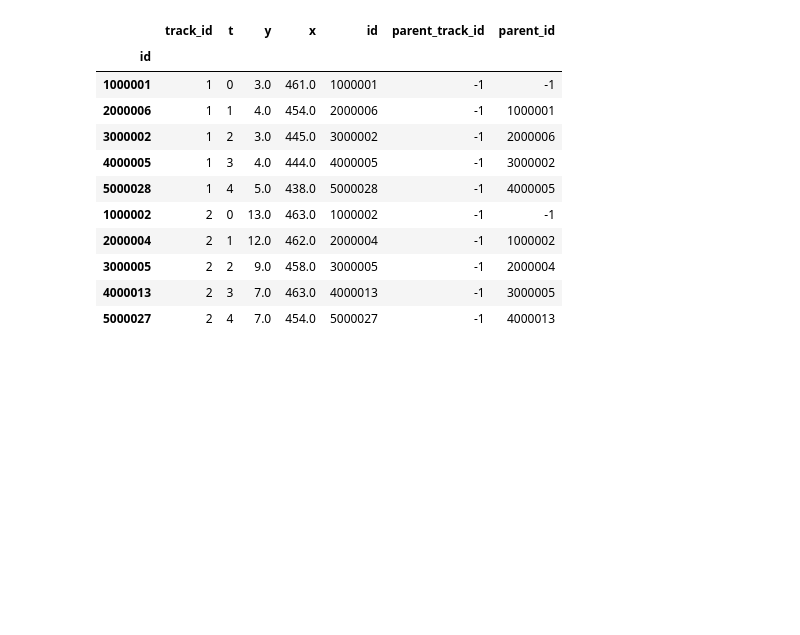
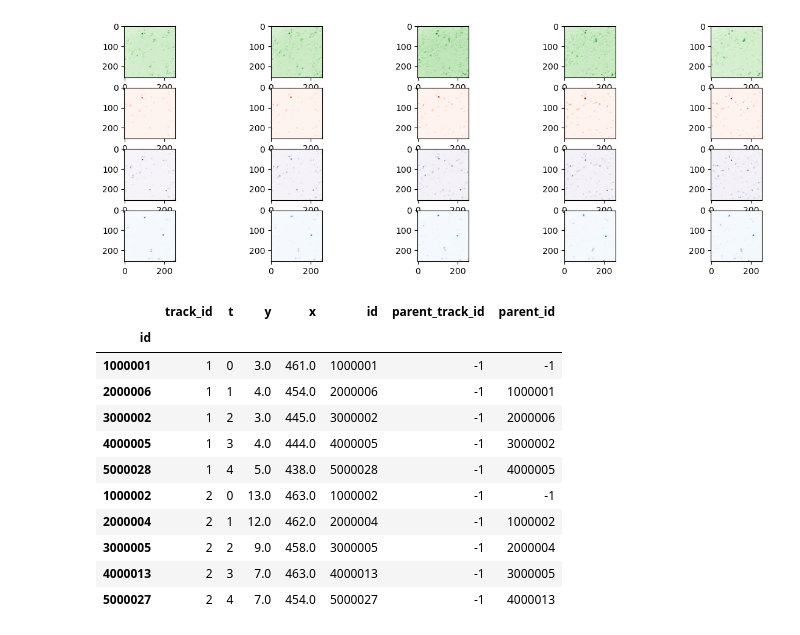
Before and after one commit to joris-gentinetta/DSL, a Jupyter notebook: vis_test.ipynb, the cells around one changed output. Cells and saved outputs as stored; diff of their text form; code cells hidden in the pictures; blank space fills up the shorter version.

```diff
--- a/vis_test.ipynb
+++ b/vis_test.ipynb
@@ -38,5 +38,24 @@ normalized = normalized.swapaxes(1, 3)
 # %%
 image = image[:, 1:, :, :]
+image = np.swapaxes(image, 1, 3)
+# %%
+normalized = np.zeros(image.shape, dtype=np.float16)
+array_apply(
+	image,
+	out_array=normalized,
+	func=normalize,
+	gamma=1,
+	axis=(0, 3),
+)
+# %%
+fig, ax = plt.subplots(4, 5, figsize = (15, 5))
+for time in range(image.shape[0]):
+	ax[0, time].imshow(normalized[time, :256, :256, 0], cmap = "Greens")
+	ax[1, time].imshow(normalized[time, :256, :256, 1], cmap = "Reds")
+	ax[2, time].imshow(normalized[time, :256, :256, 2], cmap = "Purples")
+	ax[3, time].imshow(normalized[time, :256, :256, 3], cmap = "Blues")
+# %% [output]
+[figure, added]
 # %%
 tracks_df = pd.read_pickle(tracks_path)
 # %%
```
Also changed, not shown: parts of 17 cells of this notebook.
